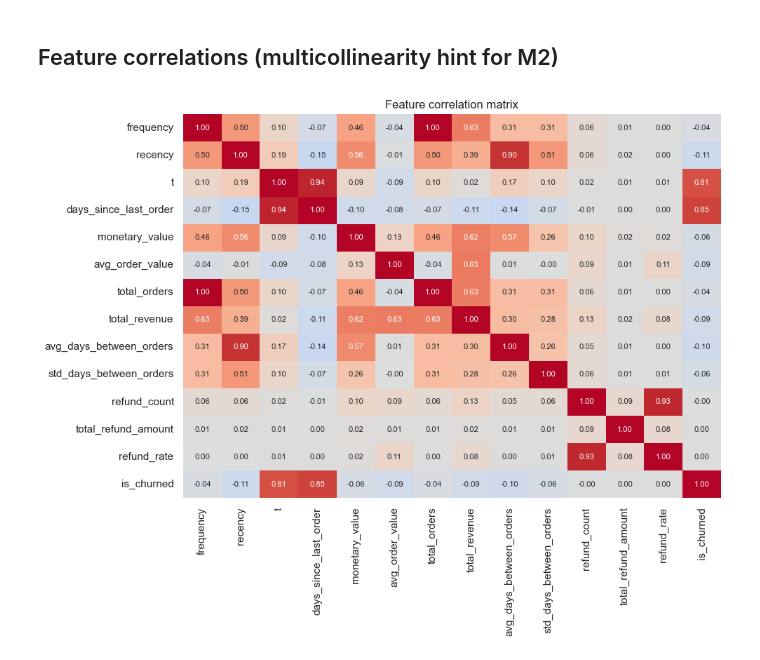
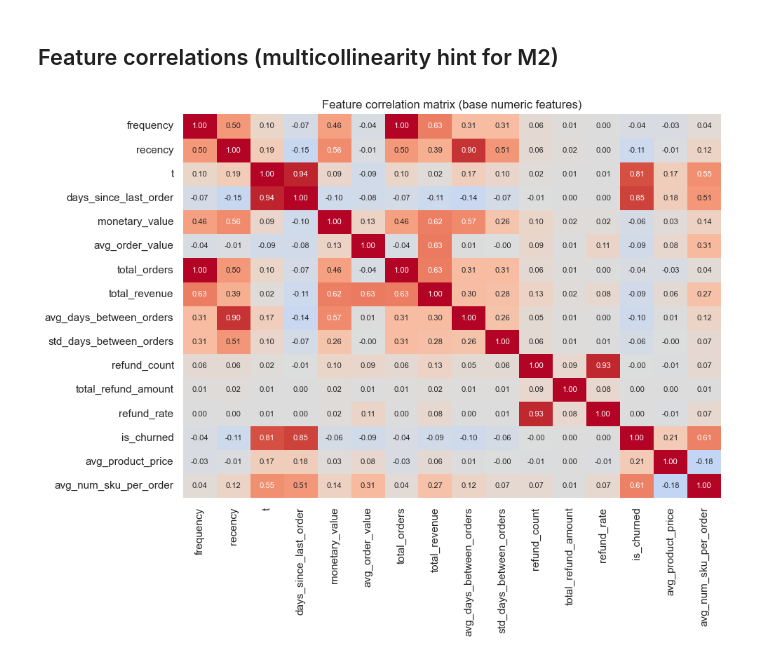
Before and after one commit to giulia-bono/retentioniq, a Jupyter notebook: notebooks/01_features.ipynb, the cells around one changed output. Drawn from its saved outputs; the diff is of its cells as text; code cells hidden in the pictures.

```diff
--- a/notebooks/02_features.ipynb
+++ b/notebooks/01_features.ipynb
@@ -25,0 +90,28 @@ CHURN_WINDOW_DAYS = 299
+# %%
+# Rebuild feature_table_v2.parquet from the clean 751,956-row snapshot base
+# (feature_table.parquet) so that notebooks 02/03 always get the full customer
+# set with snapshot-relative t/recency — not the temporal subset written by notebook 04.
+BASE_PARQUET = "../data/features/feature_table.parquet"
+base = pd.read_parquet(BASE_PARQUET)
+base["customer_id"] = base["customer_id"].astype(str)
+
+beh_cols = (
+    ["customer_id", "top_product_type", "price_bucket",
+     "avg_product_price", "avg_num_sku_per_order"]
+    + [c for c in beh.columns if c.startswith(("ptype_", "pricebucket_"))]
+)
+base = base.merge(beh[beh_cols], on="customer_id", how="left")
+
+# Fill NaN for customers absent from order_line_attributes.
+dummy_cols = [c for c in base.columns if c.startswith(("ptype_", "pricebucket_"))]
+for c in dummy_cols:
+    base[c] = base[c].fillna(0).astype("uint8")
+base["avg_product_price"]     = base["avg_product_price"].fillna(base["avg_product_price"].median())
+base["avg_num_sku_per_order"] = base["avg_num_sku_per_order"].fillna(1.0)
+base["top_product_type"]      = base["top_product_type"].fillna("unknown")
+# price_bucket from pd.qcut is Categorical — cast to str before fillna
+base["price_bucket"]          = base["price_bucket"].astype(str).fillna("unknown")
+
+base.to_parquet(FEATURES_PATH, index=False)
+print(f"Saved feature_table_v2.parquet: {base.shape}  (rebuilt from feature_table.parquet)")
+del beh, base
@@ -111,13 +206,15 @@ plt.show()
 # %% [markdown]
 ## Feature correlations  (multicollinearity hint for M2)
 # %%
-drop = ["customer_id", "first_order_date", "last_order_date"]
-corr = features.drop(columns=drop).corr()
+BASE_COLS = [c for c in features.select_dtypes(include="number").columns
+             if not c.startswith(("log_", "ptype_", "pricebucket_", "gender_", "region_",
+                                   "bgnbd_", "orders_last_", "revenue_last_"))]
+corr = features[BASE_COLS].corr()
 fig, ax = plt.subplots(figsize=(10, 8))
 sns.heatmap(corr, annot=True, fmt=".2f", cmap="coolwarm", center=0, ax=ax, cbar=False, annot_kws={"size": 8})
-ax.set_title("Feature correlation matrix")
+ax.set_title("Feature correlation matrix (base numeric features)")
 plt.tight_layout()
 plt.savefig("../docs/figures/features_correlations.png", dpi=120)
 plt.show()
 # %% [output]
-[figure, old version]
+[figure, new version]
```
Also changed, not shown: parts of 10 cells of this notebook, 33 other files.
